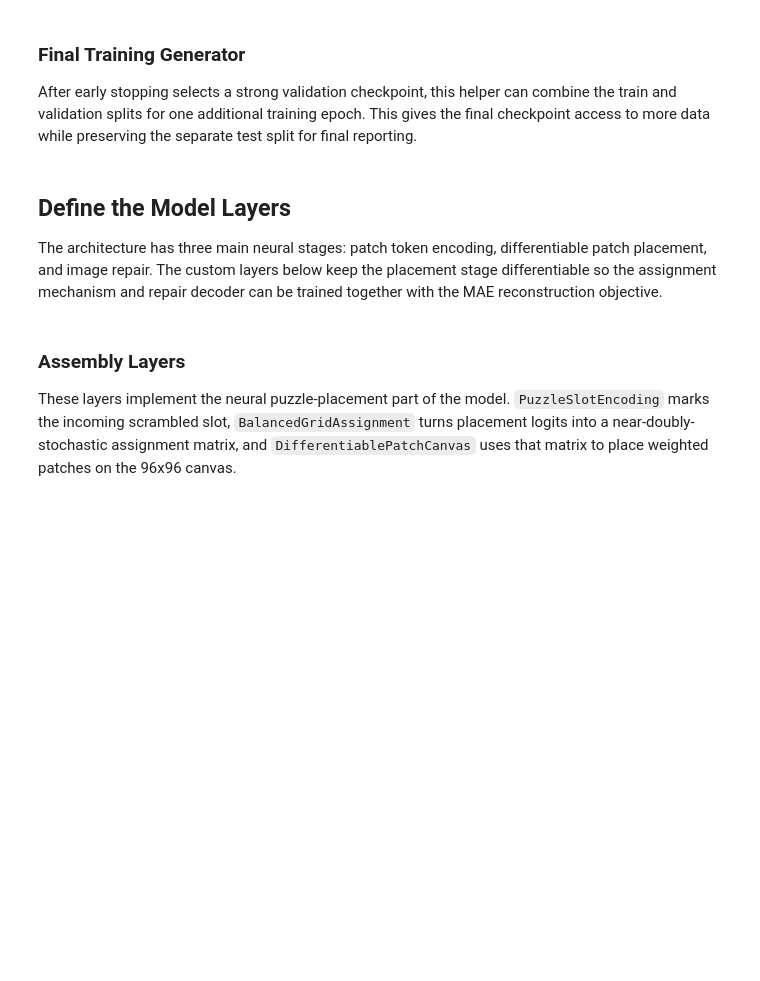
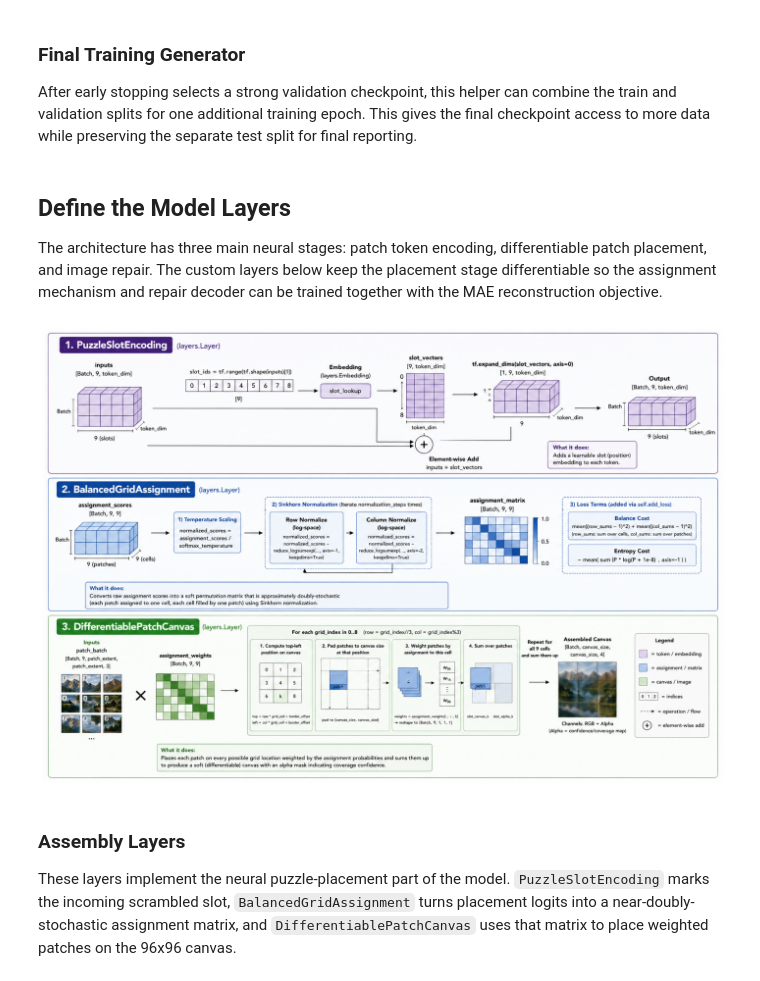
Before and after one commit to mohamadch91/UNIBO_DL_JIGSAW, a Jupyter notebook: patches_to_image_spec.ipynb, the cells around one changed output. Cells and saved outputs as stored; diff of their text form; code cells hidden in the pictures; blank space fills up the shorter version.

Commit message:
make some comments and load images

```diff
--- a/patches_to_image_spec.ipynb
+++ b/patches_to_image_spec.ipynb
@@ -111,7 +111,7 @@ cfg = {
     "margin": 2,
 
     # --- Validation Params ---
-    "include_val_in_final": True,  # Add validation batches for one final fit pass after early stopping.
+    "include_val_in_final": False,  # Add validation batches for one final fit pass after early stopping.
 
     # --- Output Params ---
     "output_dir": "/content/drive/MyDrive/jigsaw_outputs",
@@ -478,18 +485,21 @@ The architecture has three main neural stages: patch token encoding, differentia
 # %%
 # Display the saved architecture diagram used to explain the layer-level design.
 def show_model_image(img_path="dl_layers.png"):
     """Load and display a local architecture image inside the notebook.
 
     Args:
         img_path: Path to the image file to display.
     """
     img = plt.imread(img_path)
+    plt.figure(figsize=(20,12))
     plt.imshow(img)
     plt.axis("off")
     plt.show()
 
 
-show_model_image("dl_layers.png")
+show_model_image(cfg["output_dir"]+"/dl_layers.png")
+# %% [output]
+[figure, added]
 # %% [markdown]
 ### Assembly Layers
 
```
Also changed, not shown: parts of 10 cells of this notebook.
